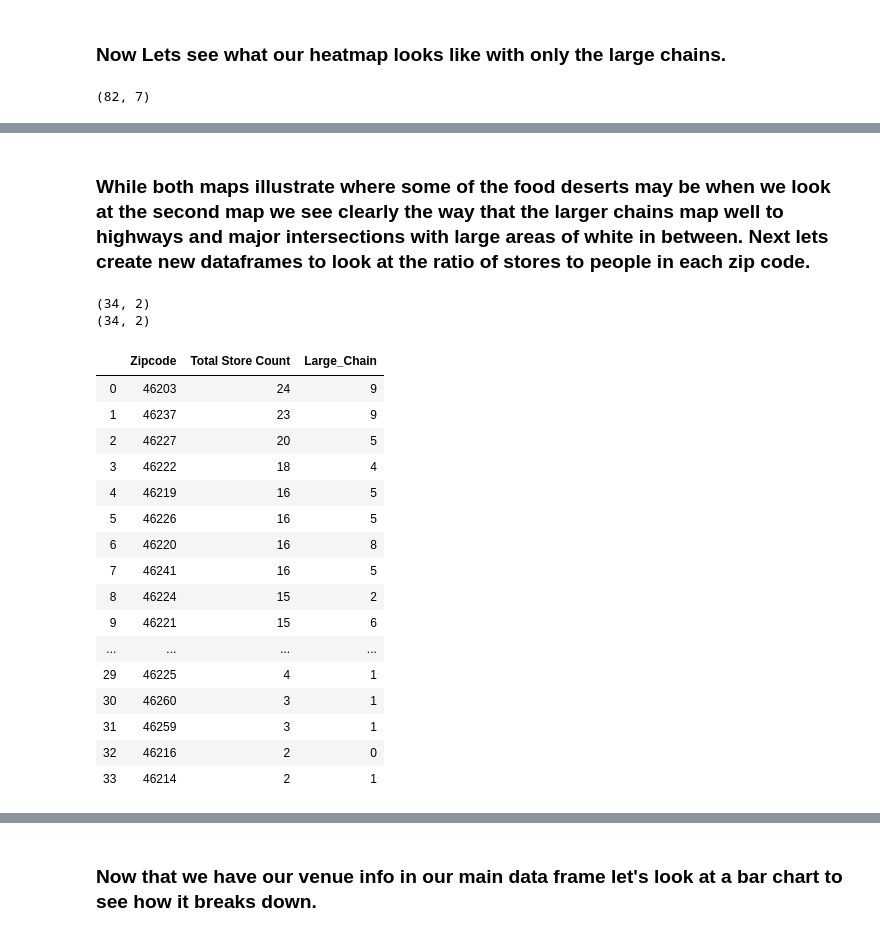
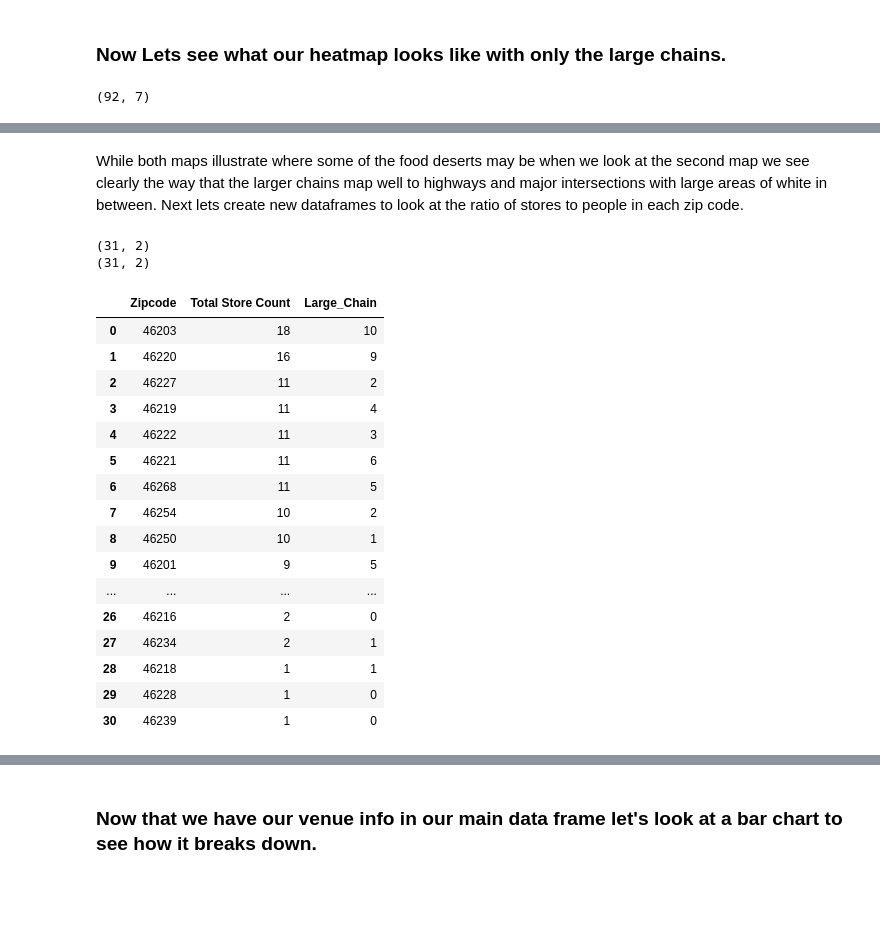
Before and after one commit to pvstewar/Food-Availability-Mapping, a Jupyter notebook: Grocery Store Data Project.ipynb, the cells around one changed output, grey strips where cells are left out. Cells and saved outputs as stored; diff of their text form; code cells hidden in the pictures; blank space fills up the shorter version.

```diff
--- a/Grocery Store Data Project.ipynb
+++ b/Grocery Store Data Project.ipynb
@@ -40,5 +30,5 @@ pd.set_option('display.max_rows', None)
 # %%
-url = requests.get('https://raw.githubusercontent.com/pvstewar/Coursera_Capstone/master/Indianapolis_Zip_Codes.csv')
+url = requests.get('https://raw.githubusercontent.com/pvstewar/Food-Availability-Mapping/master/Indianapolis_Zip_Codes.csv')
 csv_raw = StringIO(url.text)
 df = pd.read_csv(csv_raw)
 
@@ -96,8 +99,9 @@ df_inzip.head()
 # %%
 #Lets do some clean up on our df
+print(df_inzip.shape)
 inzip2 = df_inzip[['zipcode', 'bounds_east', 'bounds_north', 'bounds_south', 'bounds_west', 'county', 'common_city_list', 'housing_units', 'land_area_in_sqmi', 'lat', 'lng', 'median_home_value', 'median_household_income', 'occupied_housing_units', 'population', 'population_density']].copy()
-inzip2.rename(columns={"common_city_list": "cities"}, inplace = True)
-inzip2.rename(columns = {'lat':'Latitude','lng':'Longitude'}, inplace = True)
+inzip2.rename(columns={"common_city_list": "cities", "lat": "Latitude", "lng":"Longitude"}, inplace = True)
 inzip2.dropna(axis=0,inplace=True)
+print(df_inzip.shape)
 inzip2.head(8)
 # %% [output]
@@ -373,7 +366,7 @@ Groc_heat
 # %%
 #add a column to distinguish large chain stores from smaller stores using 1 hot encoding
 lrg = ('Kroger','Safeway','Walmart','Whole Foods','Aldi','ALDI','Meijer','Trader Joe')
-igv['Large_Chain'] = igv['Venue'].str.findall('|'.join(lrg)).str.len()
-print(igv.shape)
-igv.head(10)
+dedupe_igv['Large_Chain'] = dedupe_igv['Venue'].str.findall('|'.join(lrg)).str.len()
+print(dedupe_igv.shape)
+dedupe_igv.head(10)
 # %% [output]
@@ -392,13 +390,12 @@ igv.head(10)
 # %% [markdown]
 ### Now Lets see what our heatmap looks like with only the large chains.
 # %%
-Large_set = igv.drop_duplicates(subset = ['Venue','Venue Latitude','Venue Longitude'], keep='first')
-Large_set = Large_set[Large_set.Large_Chain != 0]
+Large_set = dedupe_igv[dedupe_igv.Large_Chain != 0]
 print(Large_set.shape)
 ls1 = Large_set[['Venue Latitude','Venue Longitude']].copy()
 lrg_heat = ls1.values.tolist()
 # %% [output]
-(82, 7)
+(92, 7)
 # %%
 
 Lrgm = folium.Map(location=[latitude, longitude], zoom_start=11)
@@ -421,36 +418,36 @@ Lrgm
 # %% [output]
 [interactive output not drawn]
 # %% [markdown]
-### While both maps illustrate where some of the food deserts may be when we look at the second map we see clearly the way that the larger chains map well to highways and major intersections with large areas of white in between. Next lets create new dataframes to look at the ratio of stores to people in each zip code.
+While both maps illustrate where some of the food deserts may be when we look at the second map we see clearly the way that the larger chains map well to highways and major intersections with large areas of white in between. Next lets create new dataframes to look at the ratio of stores to people in each zip code.
 # %%
 #create a new df to represent the store count per zip code.
-Indy_groc_count = igv.Zipcode.value_counts().reset_index().rename(columns={'index': 'Zipcode', 'Zipcode': 'Total Store Count'})
-igv_lc = igv[['Zipcode','Large_Chain']].copy()
+Indy_groc_count = dedupe_igv.Zipcode.value_counts().reset_index().rename(columns={'index': 'Zipcode', 'Zipcode': 'Total Store Count'})
+igv_lc = dedupe_igv[['Zipcode','Large_Chain']].copy()
 igv_lc = igv_lc.groupby('Zipcode').sum().reset_index()
 print(igv_lc.shape)
 print(Indy_groc_count.shape)
 igc_1 = pd.merge(Indy_groc_count,igv_lc, on='Zipcode')
 igc_1
 # %% [output]
-(34, 2)
-(34, 2)
+(31, 2)
+(31, 2)
 |  | Zipcode | Total Store Count | Large_Chain |
-| 0 | 46203 | 24 | 9 |
-| 1 | 46237 | 23 | 9 |
-| 2 | 46227 | 20 | 5 |
-| 3 | 46222 | 18 | 4 |
-| 4 | 46219 | 16 | 5 |
-| 5 | 46226 | 16 | 5 |
-| 6 | 46220 | 16 | 8 |
-| 7 | 46241 | 16 | 5 |
-| 8 | 46224 | 15 | 2 |
-| 9 | 46221 | 15 | 6 |
+| 0 | 46203 | 18 | 10 |
+| 1 | 46220 | 16 | 9 |
+| 2 | 46227 | 11 | 2 |
+| 3 | 46219 | 11 | 4 |
+| 4 | 46222 | 11 | 3 |
+| 5 | 46221 | 11 | 6 |
+| 6 | 46268 | 11 | 5 |
+| 7 | 46254 | 10 | 2 |
+| 8 | 46250 | 10 | 1 |
+| 9 | 46201 | 9 | 5 |
 | ... | ... | ... | ... |
-| 29 | 46225 | 4 | 1 |
-| 30 | 46260 | 3 | 1 |
-| 31 | 46259 | 3 | 1 |
-| 32 | 46216 | 2 | 0 |
-| 33 | 46214 | 2 | 1 |
+| 26 | 46216 | 2 | 0 |
+| 27 | 46234 | 2 | 1 |
+| 28 | 46218 | 1 | 1 |
+| 29 | 46228 | 1 | 0 |
+| 30 | 46239 | 1 | 0 |
 # %%
 igc_1.rename(columns = {'Zipcode':'zipcode'}, inplace = True)
 inzip3 = inzip2.merge(igc_1, how='left')
```
Also changed, not shown: parts of 33 cells of this notebook.
